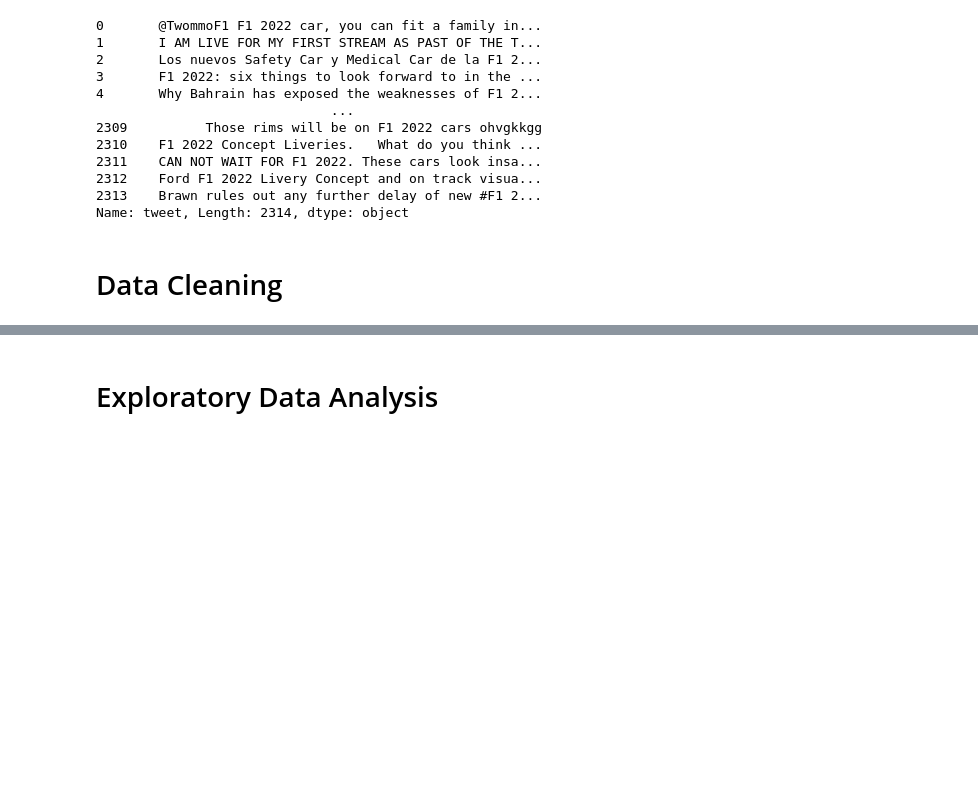
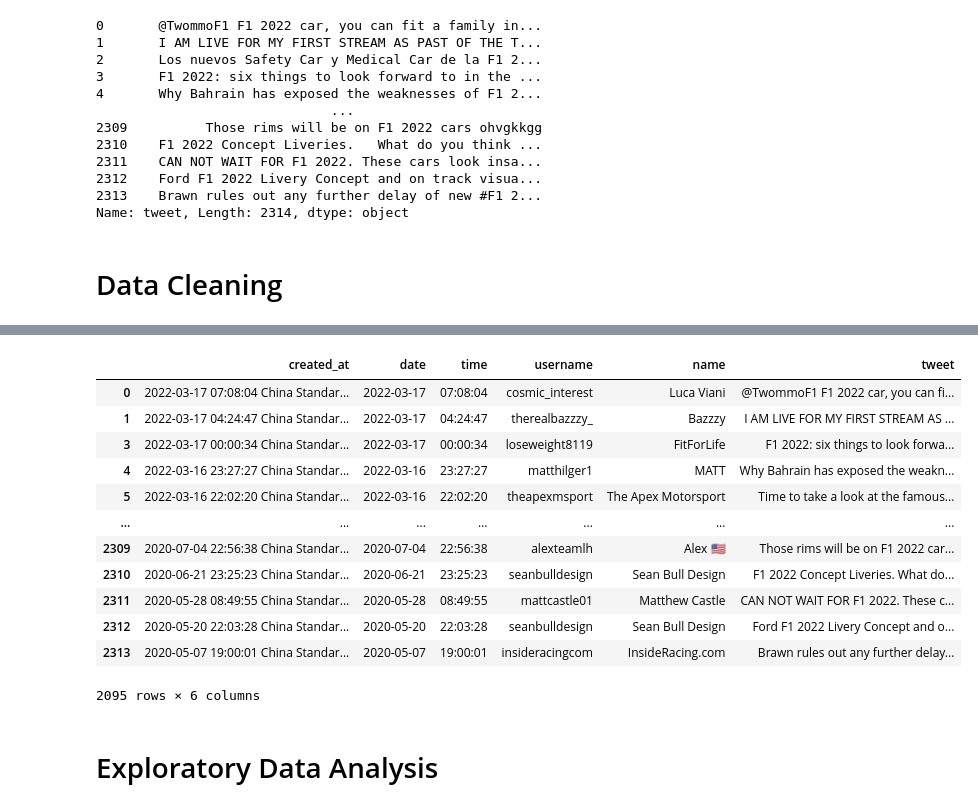
Before and after one commit to DomGallego/Sentiment-Analysis-on-F1-2022-Car, a Jupyter notebook: Sentiment Analysis on F1 2022 Car.ipynb, the cells around one changed output, grey strips where cells are left out. Drawn from its saved outputs; the diff is of its cells as text; code cells hidden in the pictures; blank space fills up the shorter version.

```diff
--- a/Sentiment Analysis on F1 2022 Car.ipynb
+++ b/Sentiment Analysis on F1 2022 Car.ipynb
@@ -65,0 +107,16 @@ Name: tweet, Length: 2314, dtype: object
+# %%
+df
+# %% [output]
+|  | created_at | date | time | username | name | tweet |
+| 0 | 2022-03-17 07:08:04 China Standar... | 2022-03-17 | 07:08:04 | cosmic_interest | Luca Viani | @TwommoF1 F1 2022 car, you can fi... |
+| 1 | 2022-03-17 04:24:47 China Standar... | 2022-03-17 | 04:24:47 | therealbazzzy_ | Bazzzy | I AM LIVE FOR MY FIRST STREAM AS ... |
+| 3 | 2022-03-17 00:00:34 China Standar... | 2022-03-17 | 00:00:34 | loseweight8119 | FitForLife | F1 2022: six things to look forwa... |
+| 4 | 2022-03-16 23:27:27 China Standar... | 2022-03-16 | 23:27:27 | matthilger1 | MATT | Why Bahrain has exposed the weakn... |
+| 5 | 2022-03-16 22:02:20 China Standar... | 2022-03-16 | 22:02:20 | theapexmsport | The Apex Motorsport | Time to take a look at the famous... |
+| ... | ... | ... | ... | ... | ... | ... |
+| 2309 | 2020-07-04 22:56:38 China Standar... | 2020-07-04 | 22:56:38 | alexteamlh | Alex 🇺🇸 | Those rims will be on F1 2022 car... |
+| 2310 | 2020-06-21 23:25:23 China Standar... | 2020-06-21 | 23:25:23 | seanbulldesign | Sean Bull Design | F1 2022 Concept Liveries. What do... |
+| 2311 | 2020-05-28 08:49:55 China Standar... | 2020-05-28 | 08:49:55 | mattcastle01 | Matthew Castle | CAN NOT WAIT FOR F1 2022. These c... |
+| 2312 | 2020-05-20 22:03:28 China Standar... | 2020-05-20 | 22:03:28 | seanbulldesign | Sean Bull Design | Ford F1 2022 Livery Concept and o... |
+| 2313 | 2020-05-07 19:00:01 China Standar... | 2020-05-07 | 19:00:01 | insideracingcom | InsideRacing.com | Brawn rules out any further delay... |
+2095 rows × 6 columns
```
Also changed, not shown: parts of 13 cells of this notebook, 1 other file.
